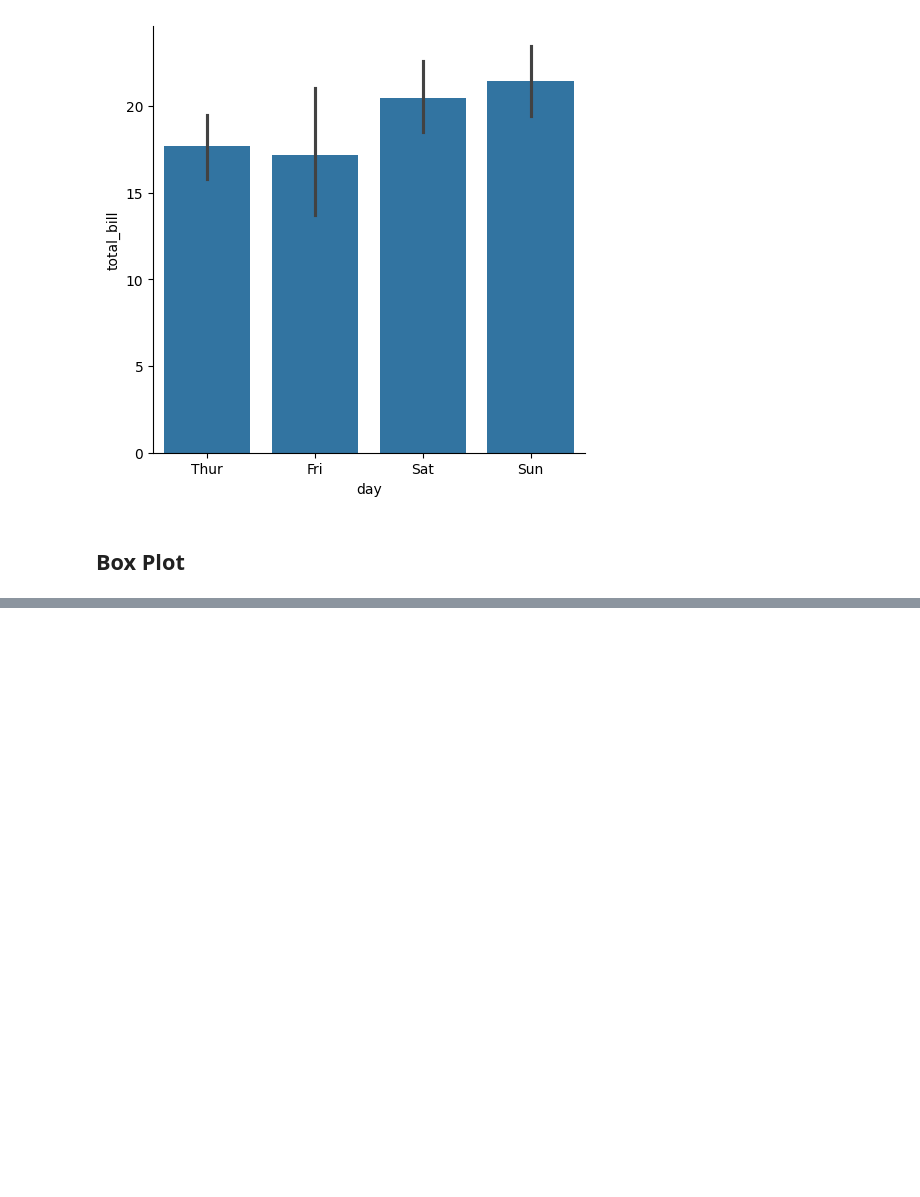
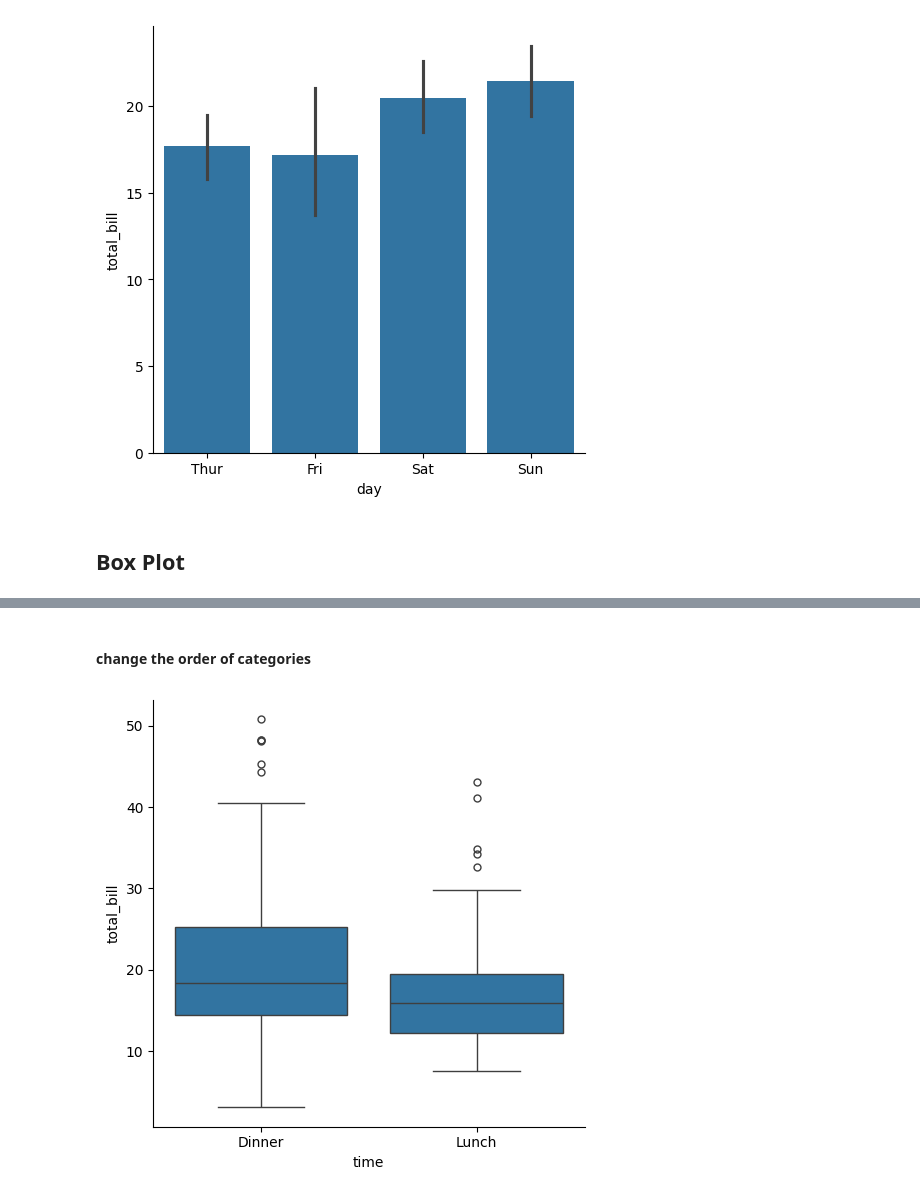
Before and after one commit to aurora-xiao97/DS-Projects, a Jupyter notebook: 20260119_practice_python_data_visualization_seaborn.ipynb, the cells around one changed output, grey strips where cells are left out. Cells and saved outputs as stored; diff of their text form; code cells hidden in the pictures; blank space fills up the shorter version.

```diff
--- a/20260119_practice_python_data_visualization_seaborn.ipynb
+++ b/20260119_practice_python_data_visualization_seaborn.ipynb
@@ -185,0 +206,9 @@ plt.show()
+# %% [markdown]
+#### change the order of categories
+# %%
+import matplotlib.pyplot as plt
+import seaborn as sns
+sns.catplot(data = tips, x = "time", y = "total_bill", kind = "box", order = ["Dinner", "Lunch"])
+plt.show()
+# %% [output]
+[figure, added]
```
Also changed, not shown: parts of 17 cells of this notebook.
